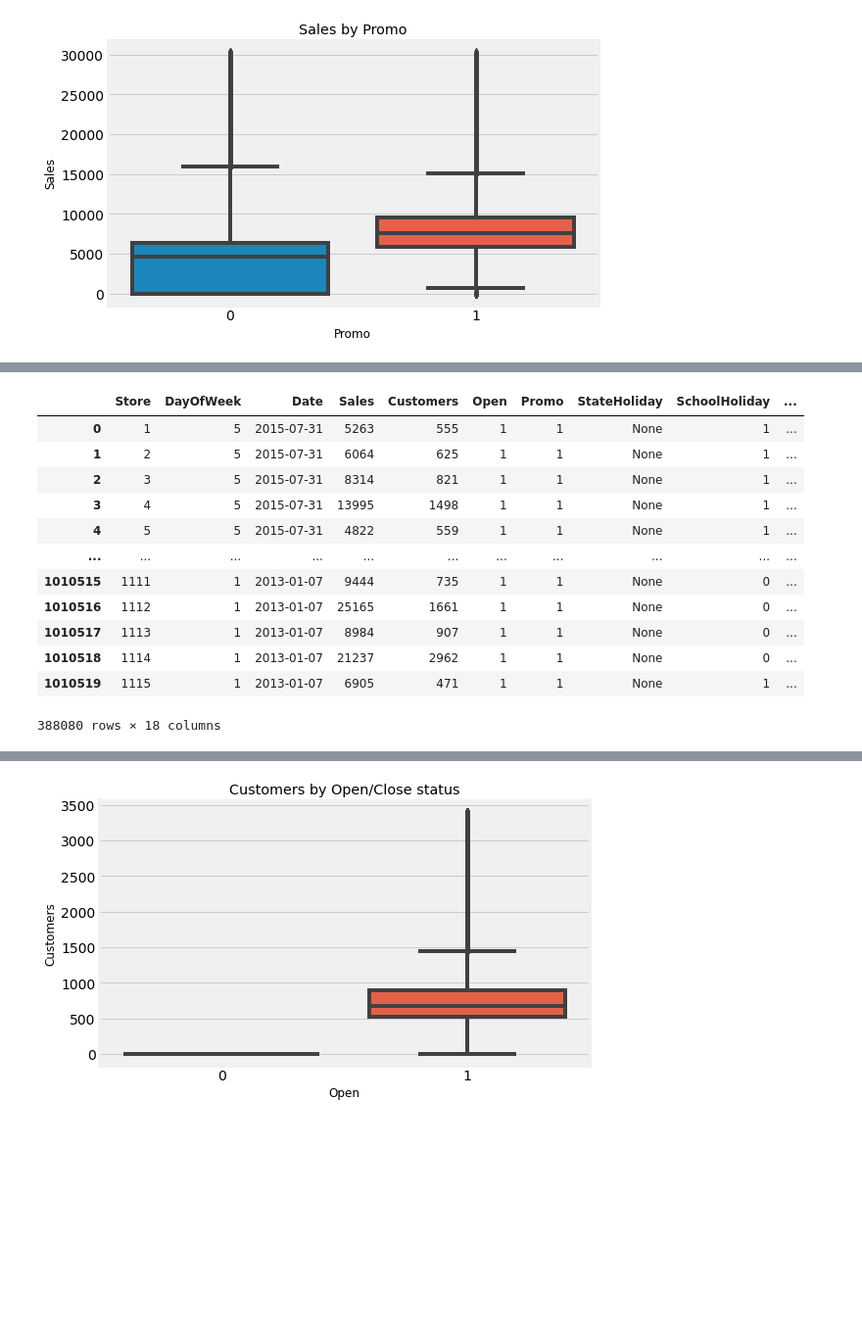
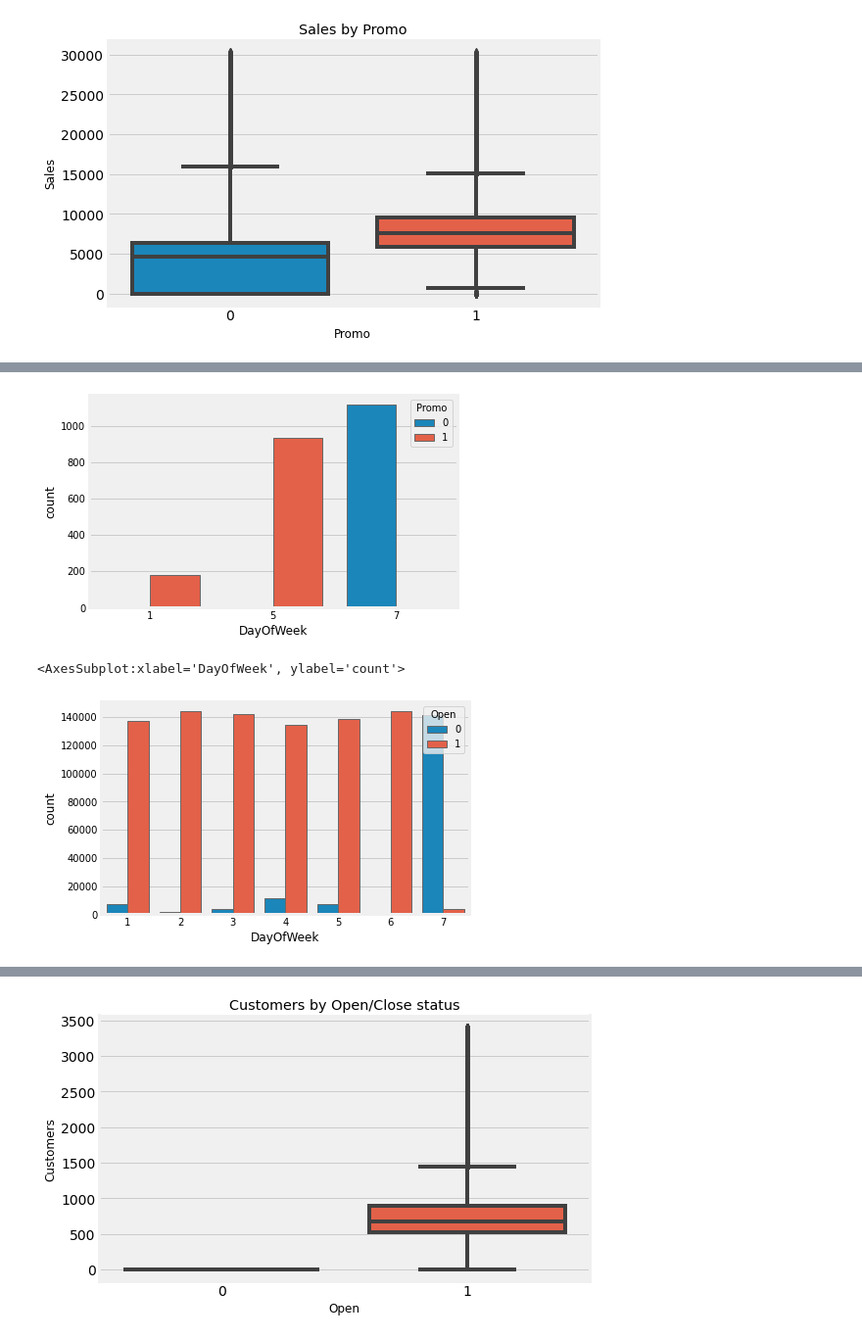
Before and after one commit to fbagire/pharmaceutical_sales_forecast, a Jupyter notebook: notebook/EDA.ipynb, the cells around one changed output, grey strips where cells are left out. Shown at 98% size. Saved outputs shown, nothing was run; the diff lists cells and outputs as text; code cells hidden in the pictures; blank space fills up the shorter version.

```diff
--- a/notebook/EDA.ipynb
+++ b/notebook/EDA.ipynb
@@ -270,17 +256,13 @@ train_df.groupby(by=['Store','Promo']).mean()
-# %%
-train_df.query('Promo==1') #.plot(x='Date',y='Sales')
-# train_df.query('Promo==0').plot(x='Date',y='Sales')
-# %% [output]
-|  | Store | DayOfWeek | Date | Sales | Customers | Open | Promo | StateHoliday | SchoolHoliday | ... |
-| 0 | 1 | 5 | 2015-07-31 | 5263 | 555 | 1 | 1 | None | 1 | ... |
-| 1 | 2 | 5 | 2015-07-31 | 6064 | 625 | 1 | 1 | None | 1 | ... |
-| 2 | 3 | 5 | 2015-07-31 | 8314 | 821 | 1 | 1 | None | 1 | ... |
-| 3 | 4 | 5 | 2015-07-31 | 13995 | 1498 | 1 | 1 | None | 1 | ... |
-| 4 | 5 | 5 | 2015-07-31 | 4822 | 559 | 1 | 1 | None | 1 | ... |
-| ... | ... | ... | ... | ... | ... | ... | ... | ... | ... | ... |
-| 1010515 | 1111 | 1 | 2013-01-07 | 9444 | 735 | 1 | 1 | None | 0 | ... |
-| 1010516 | 1112 | 1 | 2013-01-07 | 25165 | 1661 | 1 | 1 | None | 0 | ... |
-| 1010517 | 1113 | 1 | 2013-01-07 | 8984 | 907 | 1 | 1 | None | 0 | ... |
-| 1010518 | 1114 | 1 | 2013-01-07 | 21237 | 2962 | 1 | 1 | None | 0 | ... |
-| 1010519 | 1115 | 1 | 2013-01-07 | 6905 | 471 | 1 | 1 | None | 1 | ... |
-388080 rows × 18 columns
+# %%
+tt=train_df.groupby(by=['Store','Promo'],as_index=False).agg({'DayOfWeek':lambda x:x.value_counts().index[0],
+                                                           'Sales':'mean','Customers':'mean'})
+# %%
+# tt.plot(kind='bar',x='DayOfWeek',y='Promo')
+_=sns.countplot(x='DayOfWeek',data=tt,hue='Promo')
+# %% [output]
+[figure, added]
+# %%
+sns.countplot(data=train_df,x='DayOfWeek',hue='Open')
+# %% [output]
+<AxesSubplot:xlabel='DayOfWeek', ylabel='count'>
+[figure, added]
```
Also changed, not shown: parts of 25 cells of this notebook.
